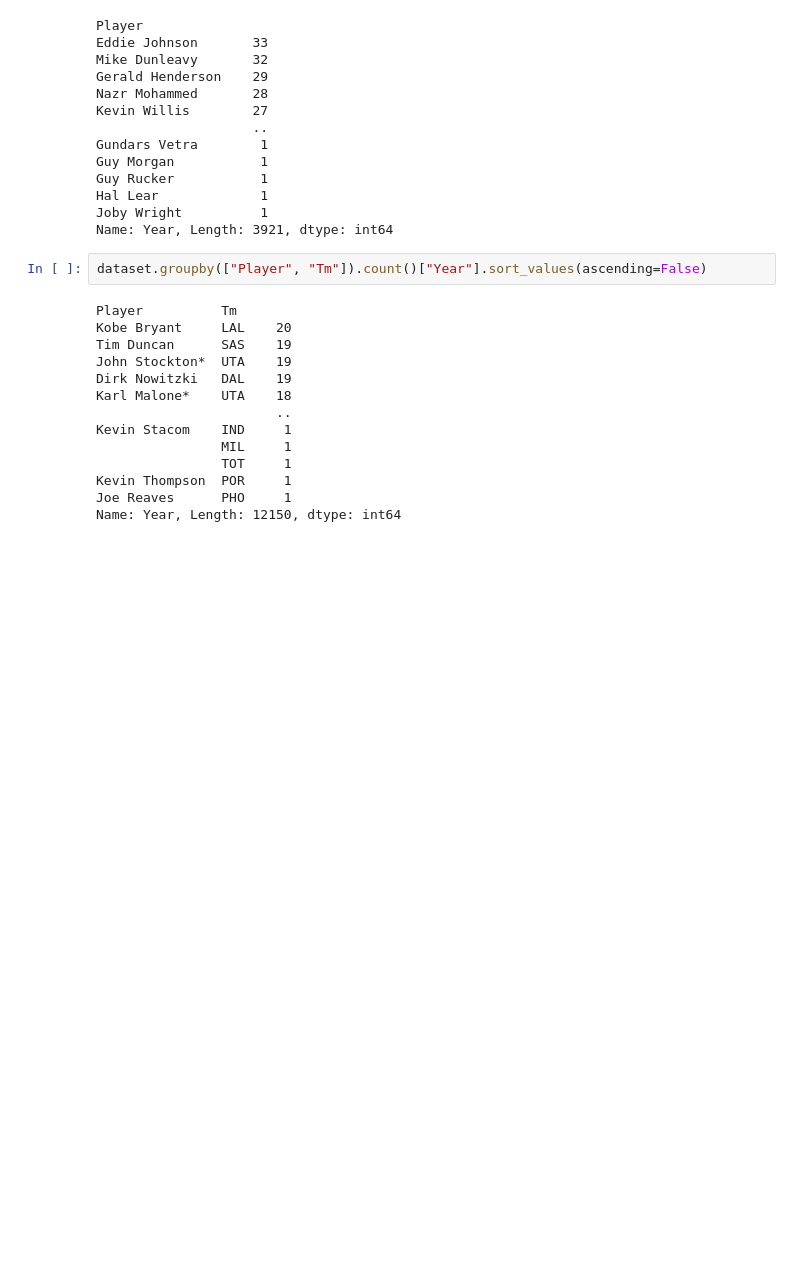
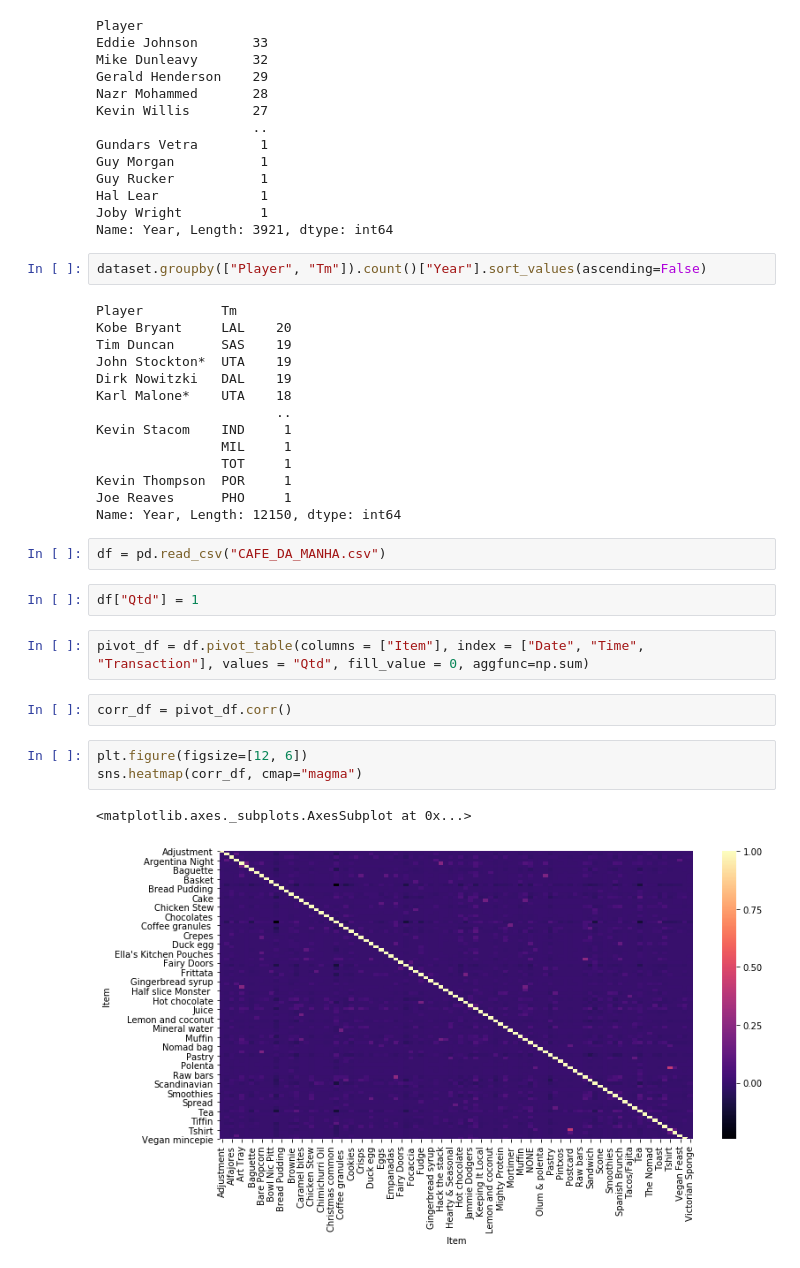
Before and after one commit to leandrocado/data-science, a Jupyter notebook: kdd-03/Task.ipynb, the cells around one changed output. Cells and saved outputs as stored; diff of their text form; blank space fills up the shorter version.

```diff
--- a/kdd-03/Task.ipynb
+++ b/kdd-03/Task.ipynb
@@ -145,3 +147,17 @@ Kevin Stacom    IND     1
 Kevin Thompson  POR     1
 Joe Reaves      PHO     1
 Name: Year, Length: 12150, dtype: int64
+# %%
+df = pd.read_csv("CAFE_DA_MANHA.csv")
+# %%
+df["Qtd"] = 1
+# %%
+pivot_df = df.pivot_table(columns = ["Item"], index = ["Date", "Time", "Transaction"], values = "Qtd", fill_value = 0, aggfunc=np.sum)
+# %%
+corr_df = pivot_df.corr()
+# %%
+plt.figure(figsize=[12, 6])
+sns.heatmap(corr_df, cmap="magma")
+# %% [output]
+<matplotlib.axes._subplots.AxesSubplot at 0x...>
+[figure, added]
```
Also changed, not shown: parts of 1 cell of this notebook.
